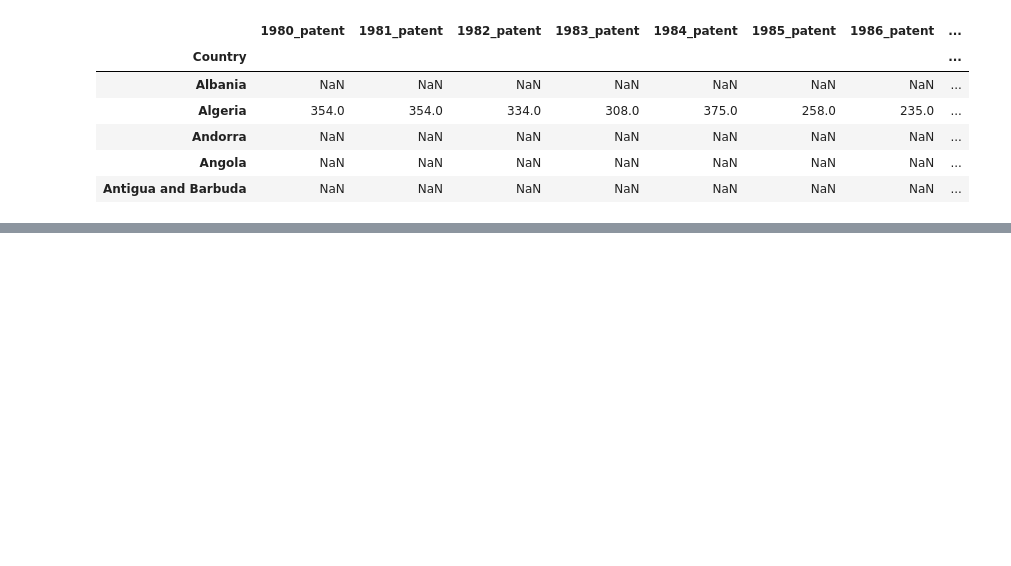
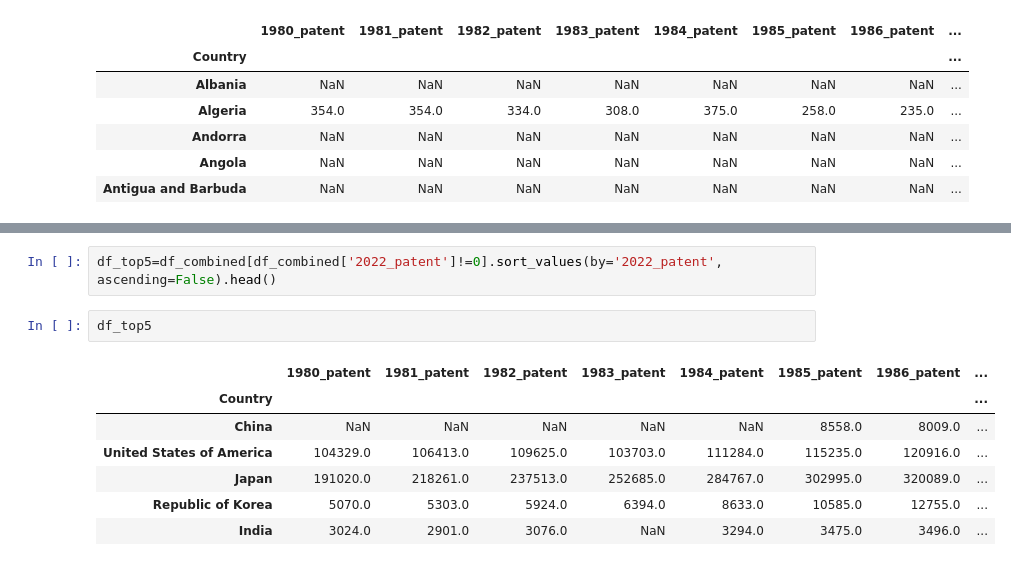
Before and after one commit to Vyshnevskyi91/Economy-growth-prediction, a Jupyter notebook: PatentsToGDP.ipynb, the cells around one changed output, grey strips where cells are left out. Drawn from its saved outputs; the diff is of its cells as text; blank space fills up the shorter version.

```diff
--- a/PatentsToGDP.ipynb
+++ b/PatentsToGDP.ipynb
@@ -134,0 +128,12 @@ plt.show()
+# %%
+df_top5=df_combined[df_combined['2022_patent']!=0].sort_values(by='2022_patent', ascending=False).head()
+# %%
+df_top5
+# %% [output]
+|  | 1980_patent | 1981_patent | 1982_patent | 1983_patent | 1984_patent | 1985_patent | 1986_patent | ... |
+| Country |  |  |  |  |  |  |  | ... |
+| China | NaN | NaN | NaN | NaN | NaN | 8558.0 | 8009.0 | ... |
+| United States of America | 104329.0 | 106413.0 | 109625.0 | 103703.0 | 111284.0 | 115235.0 | 120916.0 | ... |
+| Japan | 191020.0 | 218261.0 | 237513.0 | 252685.0 | 284767.0 | 302995.0 | 320089.0 | ... |
+| Republic of Korea | 5070.0 | 5303.0 | 5924.0 | 6394.0 | 8633.0 | 10585.0 | 12755.0 | ... |
+| India | 3024.0 | 2901.0 | 3076.0 | NaN | 3294.0 | 3475.0 | 3496.0 | ... |
```
Also changed, not shown: parts of 9 cells of this notebook.
